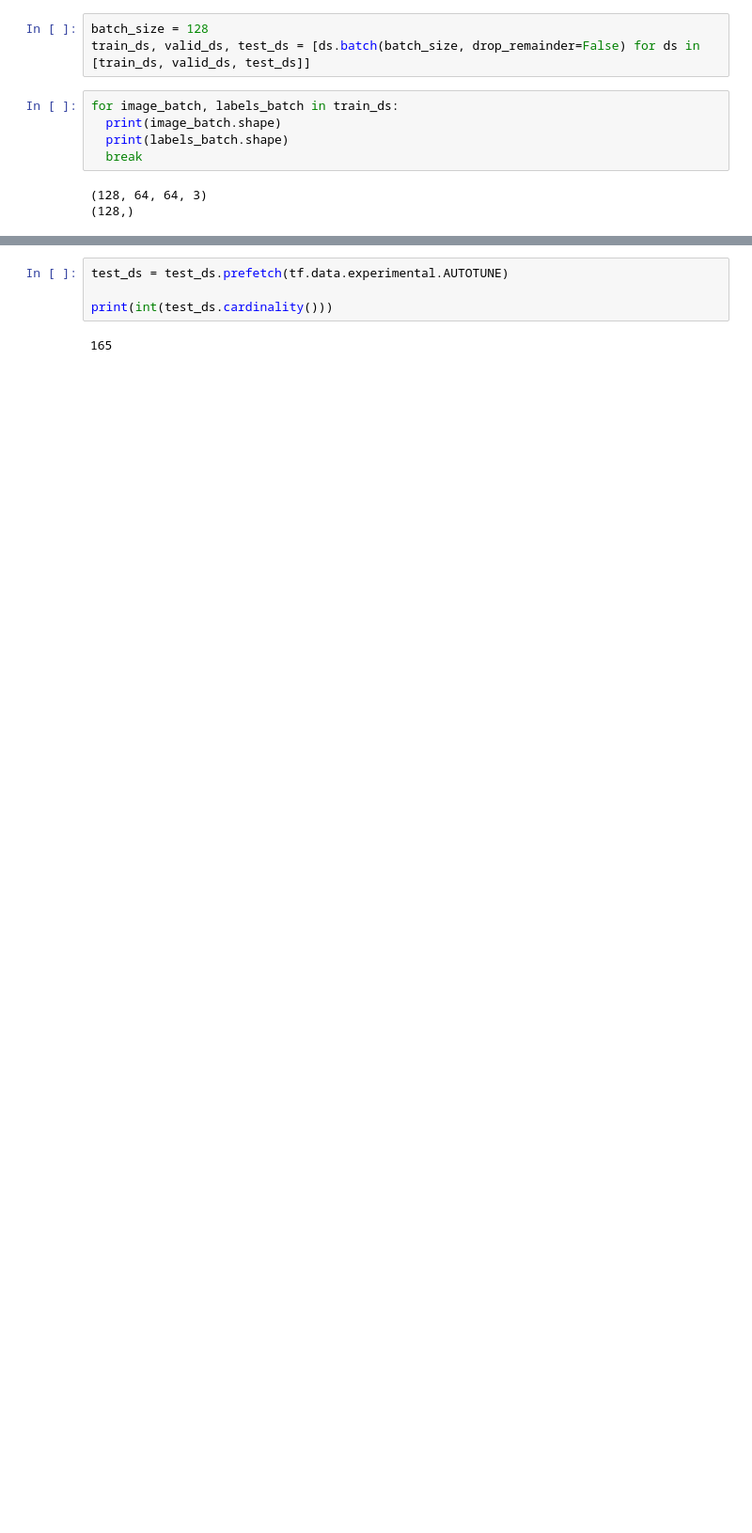
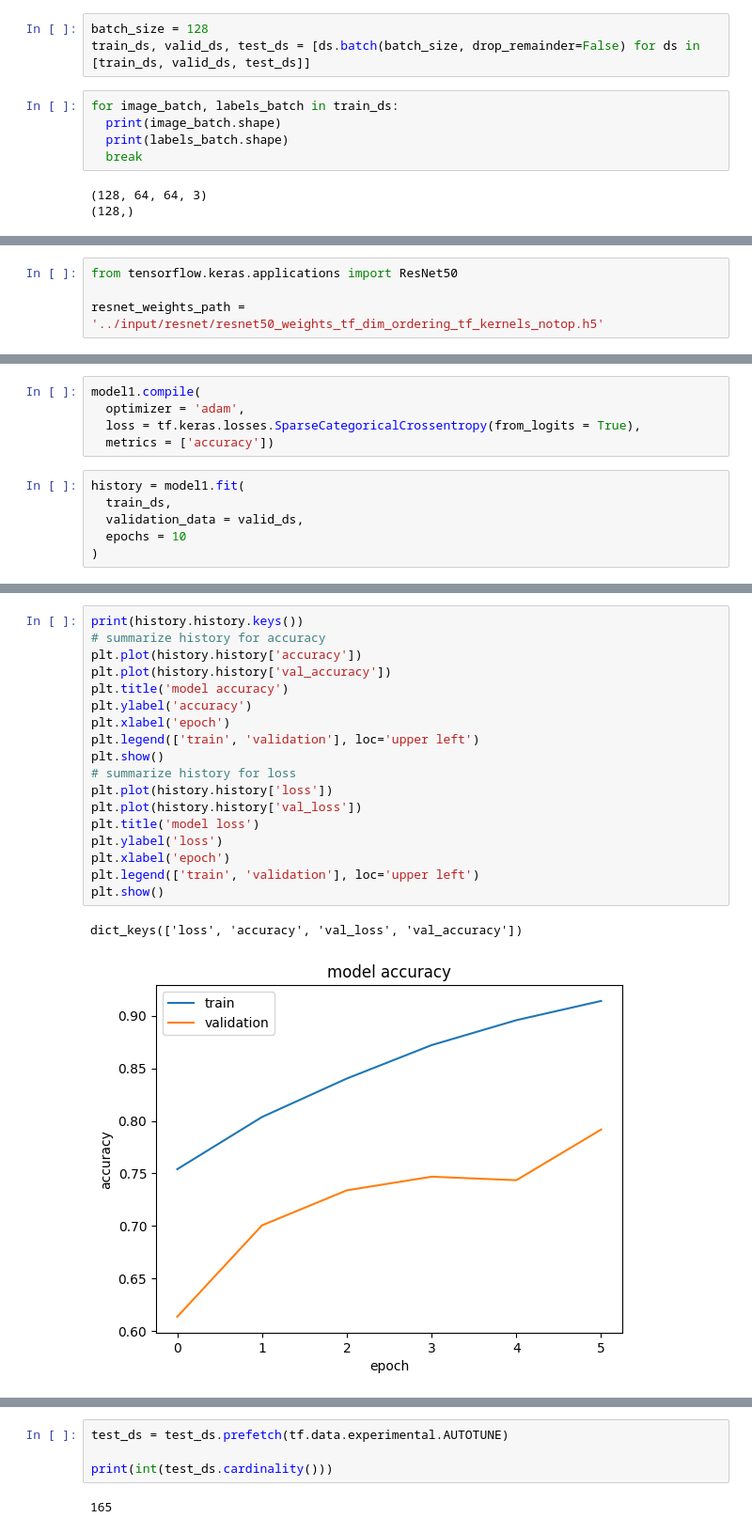
Before and after one commit to xinpyu/cs230, a Jupyter notebook: chinese-calligraphy-tensorflow.ipynb, the cells around one changed output, grey strips where cells are left out. Shown at 94% size. Drawn from its saved outputs; the diff is of its cells as text; blank space fills up the shorter version.

Commit message:
Kaggle Notebook | Chinese Calligraphy TensorFlow | Version 2

```diff
--- a/chinese-calligraphy-tensorflow.ipynb
+++ b/chinese-calligraphy-tensorflow.ipynb
@@ -110,0 +182,4 @@ for image_batch, labels_batch in train_ds:
+# %%
+from tensorflow.keras.applications import ResNet50
+
+resnet_weights_path = '../input/resnet/resnet50_weights_tf_dim_ordering_tf_kernels_notop.h5'
@@ -110,0 +222,11 @@ for image_batch, labels_batch in train_ds:
+# %%
+model1.compile(
+  optimizer = 'adam',
+  loss = tf.keras.losses.SparseCategoricalCrossentropy(from_logits = True),
+  metrics = ['accuracy'])
+# %%
+history = model1.fit(
+  train_ds,
+  validation_data = valid_ds,
+  epochs = 10
+)
@@ -110,0 +254,21 @@ for image_batch, labels_batch in train_ds:
+# %%
+print(history.history.keys())
+# summarize history for accuracy
+plt.plot(history.history['accuracy'])
+plt.plot(history.history['val_accuracy'])
+plt.title('model accuracy')
+plt.ylabel('accuracy')
+plt.xlabel('epoch')
+plt.legend(['train', 'validation'], loc='upper left')
+plt.show()
+# summarize history for loss
+plt.plot(history.history['loss'])
+plt.plot(history.history['val_loss'])
+plt.title('model loss')
+plt.ylabel('loss')
+plt.xlabel('epoch')
+plt.legend(['train', 'validation'], loc='upper left')
+plt.show()
+# %% [output]
+dict_keys(['loss', 'accuracy', 'val_loss', 'val_accuracy'])
+[figure, added]
```
Also changed, not shown: parts of 50 cells of this notebook.
